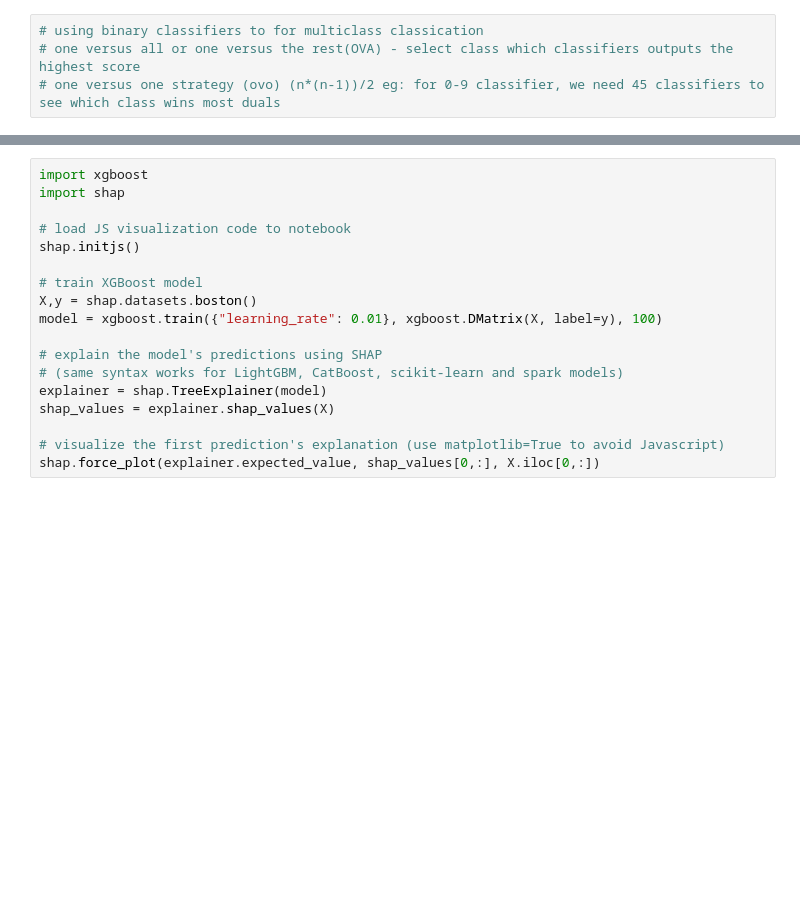
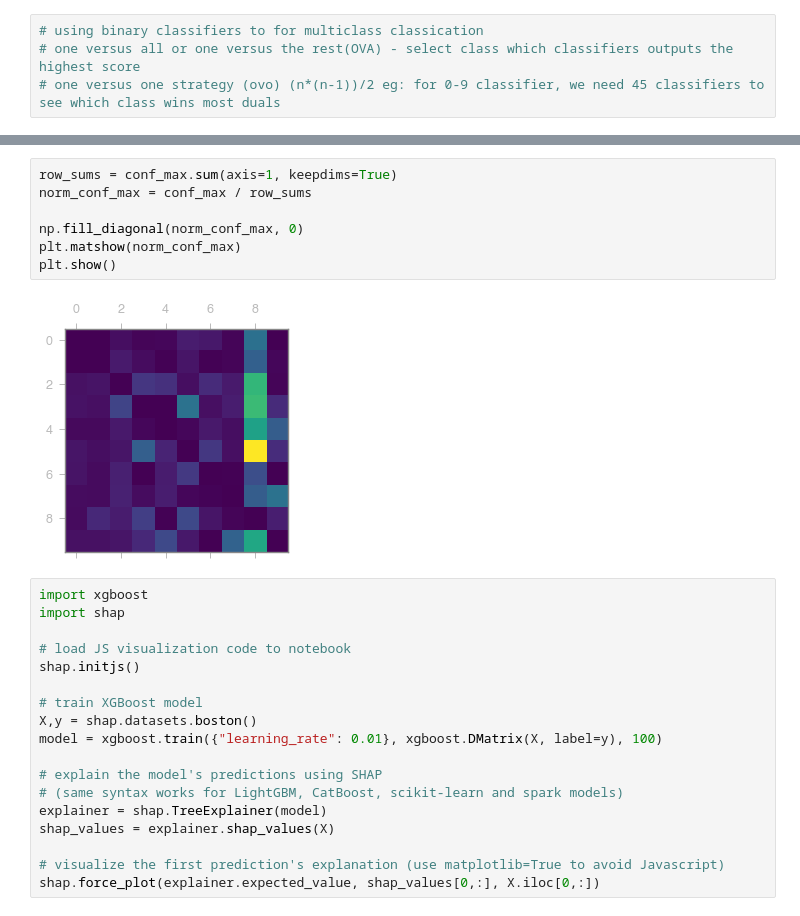
Before and after one commit to karthik9319/Preparation, a Jupyter notebook: chapter_3/classification.ipynb, the cells around one changed output, grey strips where cells are left out. Drawn from its saved outputs; the diff is of its cells as text; blank space fills up the shorter version.

```diff
--- a/chapter_3/classification.ipynb
+++ b/chapter_3/classification.ipynb
@@ -308,3 +399,12 @@ score
+# %%
+row_sums = conf_max.sum(axis=1, keepdims=True)
+norm_conf_max = conf_max / row_sums
+
+np.fill_diagonal(norm_conf_max, 0)
+plt.matshow(norm_conf_max)
+plt.show()
+# %% [output]
+[figure, added]
 # %%
 import xgboost
 import shap
```
Also changed, not shown: parts of 13 cells of this notebook.
